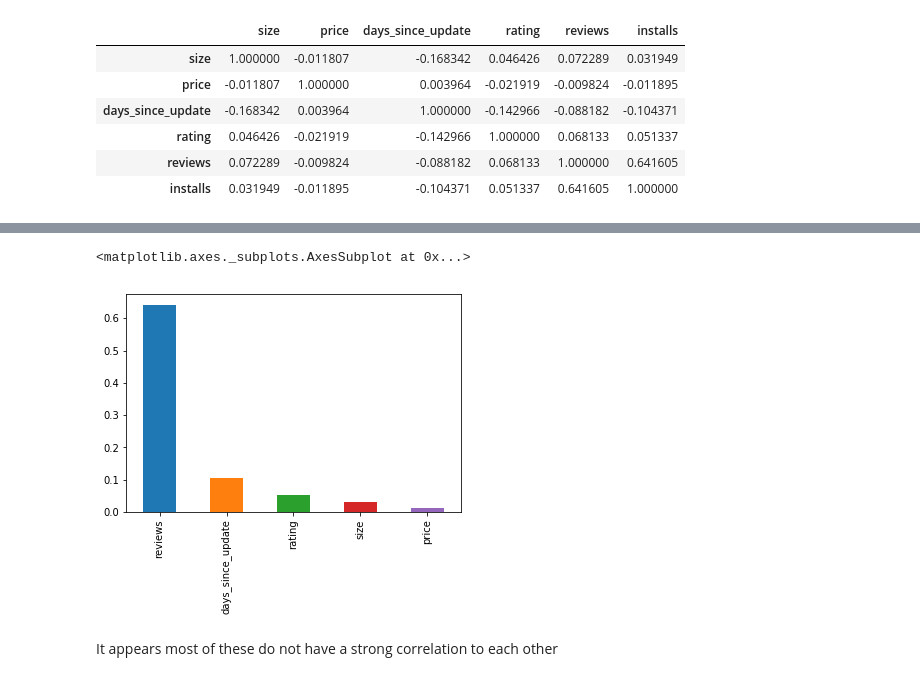
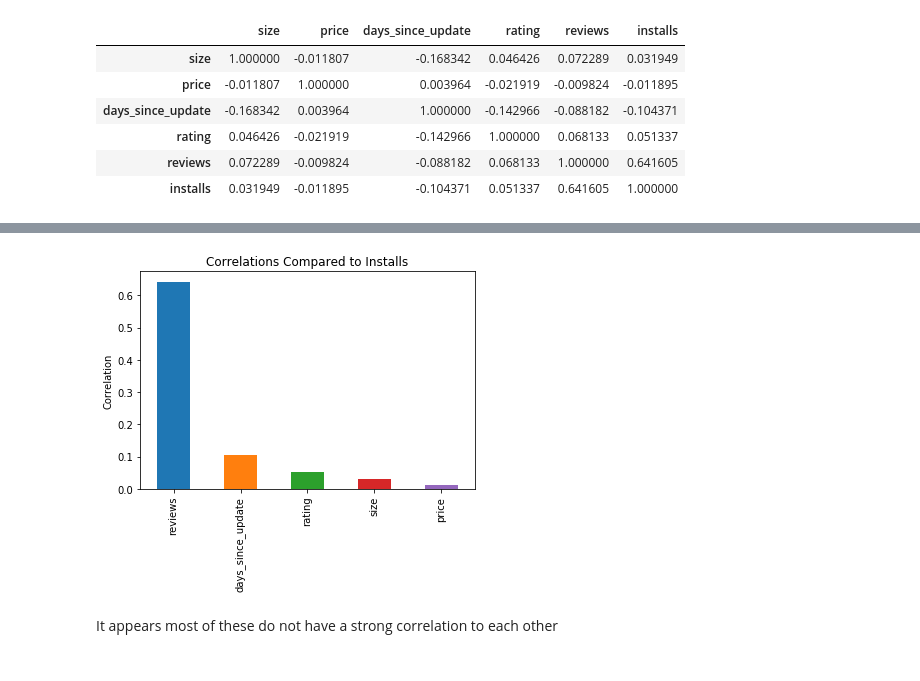
Before and after one commit to DanielColinaCuartin/INFO370-Final-Projects, a Jupyter notebook: data_exploration.ipynb, the cells around one changed output, grey strips where cells are left out. Saved outputs shown, nothing was run; the diff lists cells and outputs as text; code cells hidden in the pictures.

```diff
--- a/data_exploration.ipynb
+++ b/data_exploration.ipynb
@@ -107,8 +97,10 @@ features_rating_corr.abs().sort_values(ascending=False).plot('bar')
 # %%
 features_installs_corr = play_features.corr()['installs'].drop('installs')
-features_installs_corr.abs().sort_values(ascending=False).plot('bar')
+plt.figure()
+ax = features_installs_corr.abs().sort_values(ascending = False).plot('bar')
+ax.set(title = 'Correlations Compared to Installs', ylabel = 'Correlation')
+plt.show()
 # %% [output]
-<matplotlib.axes._subplots.AxesSubplot at 0x...>
-[figure, old version]
+[figure, new version]
 # %% [markdown]
 It appears most of these do not have a strong correlation to each other
```
Also changed, not shown: parts of 3 cells of this notebook.
